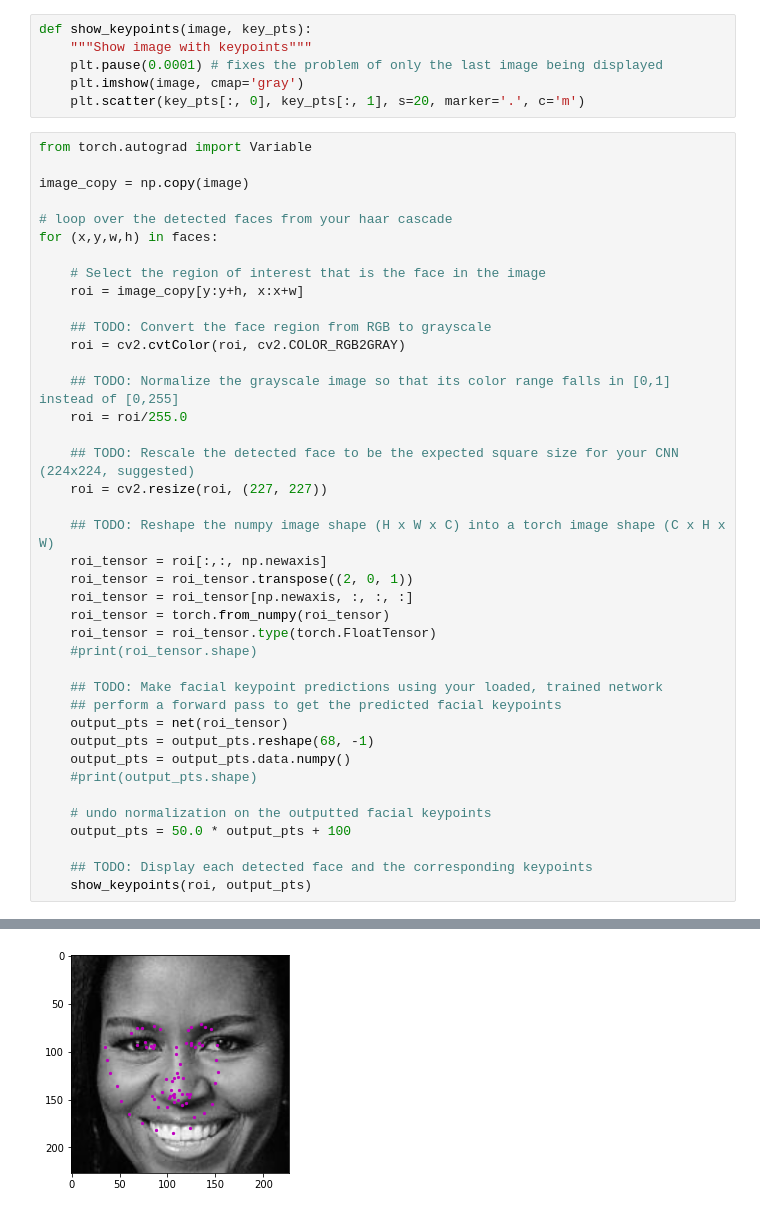
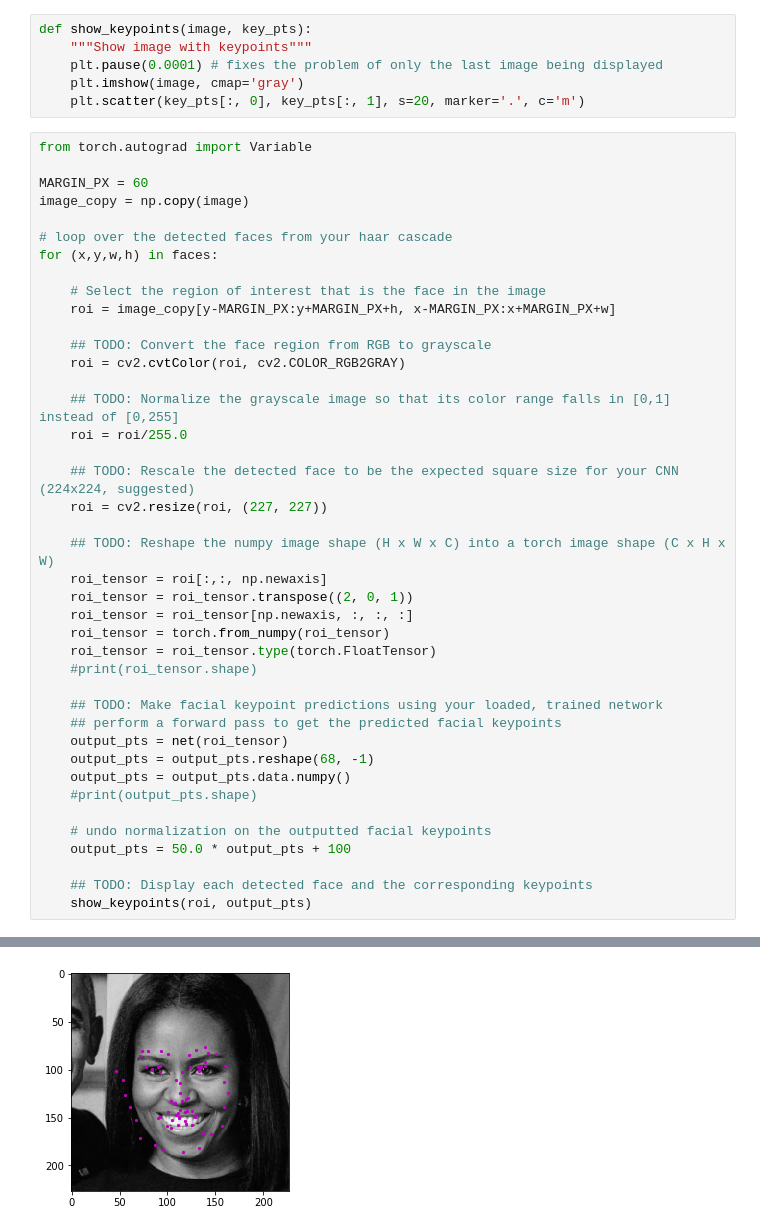
Before and after one commit to vinny-palumbo/ComputerVision-FaceFilters, a Jupyter notebook: 3. Facial Keypoint Detection, Complete Pipeline.ipynb, the cells around one changed output, grey strips where cells are left out. Drawn from its saved outputs; the diff is of its cells as text.

```diff
--- a/3. Facial Keypoint Detection, Complete Pipeline.ipynb
+++ b/3. Facial Keypoint Detection, Complete Pipeline.ipynb
@@ -133,13 +133,14 @@ def show_keypoints(image, key_pts):
 # %%
 from torch.autograd import Variable
 
+MARGIN_PX = 60
 image_copy = np.copy(image)
 
 # loop over the detected faces from your haar cascade
 for (x,y,w,h) in faces:
 
     # Select the region of interest that is the face in the image
-    roi = image_copy[y:y+h, x:x+w]
+    roi = image_copy[y-MARGIN_PX:y+MARGIN_PX+h, x-MARGIN_PX:x+MARGIN_PX+w]
 
     ## TODO: Convert the face region from RGB to grayscale
     roi = cv2.cvtColor(roi, cv2.COLOR_RGB2GRAY)
@@ -175 +176 @@ for (x,y,w,h) in faces:
-[figure, old version]
+[figure, new version]
```
Also changed, not shown: parts of 1 cell of this notebook.
